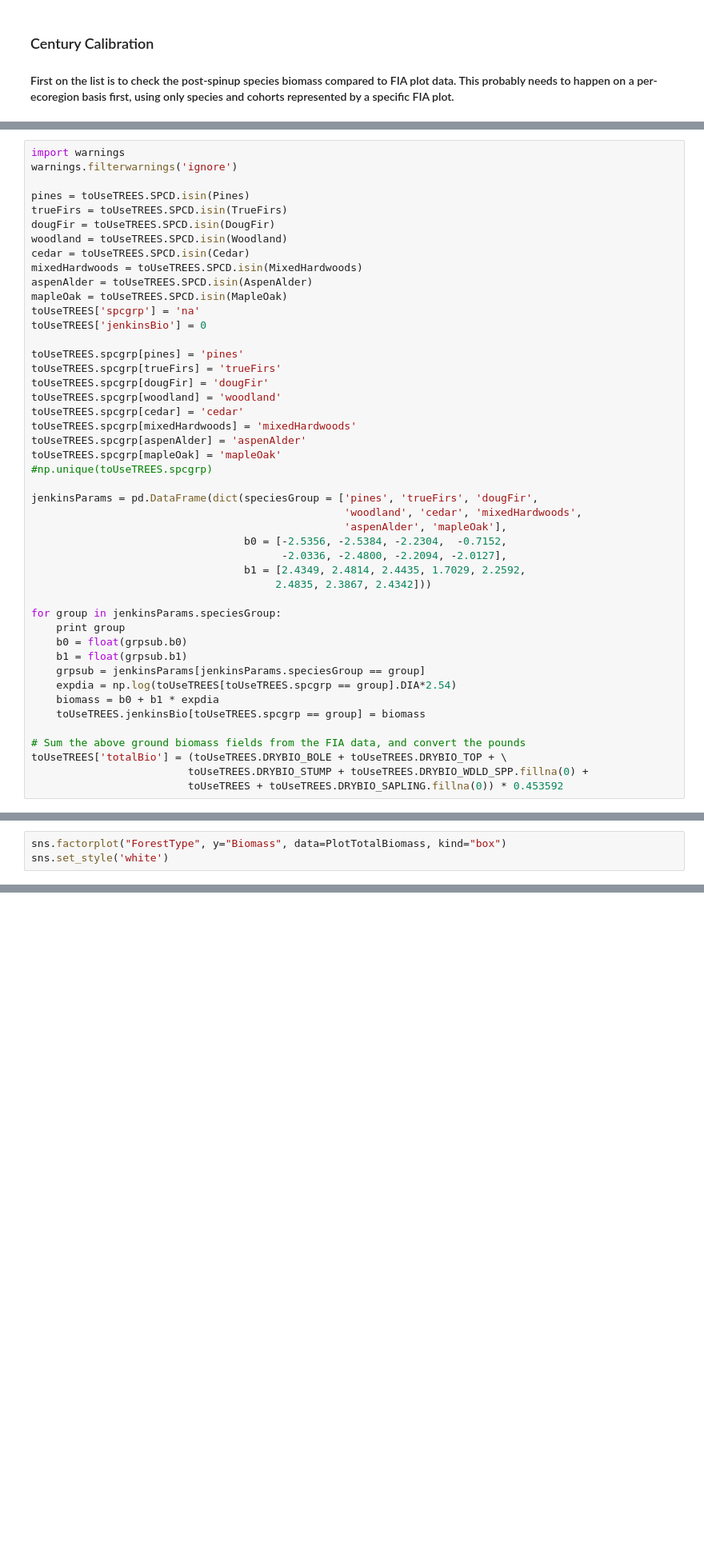
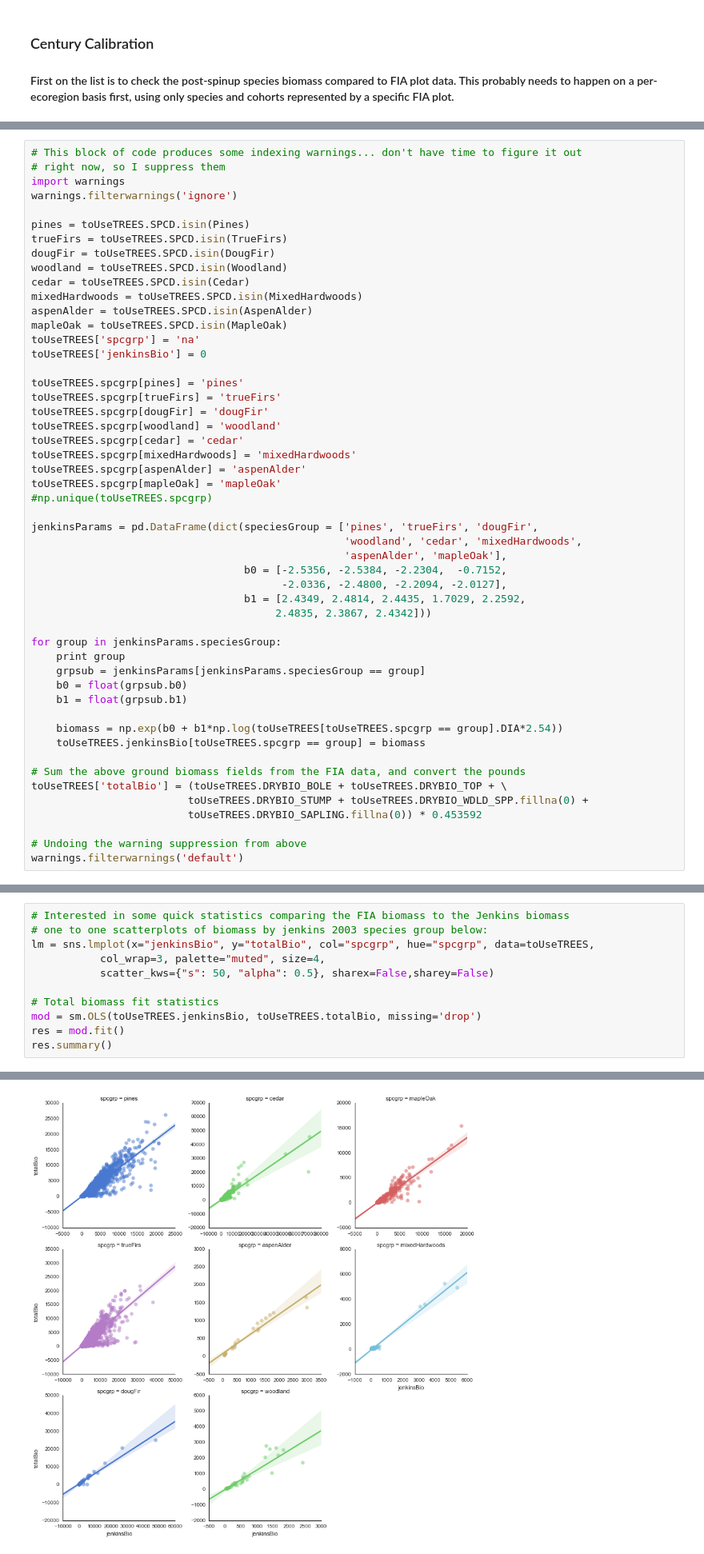
Before and after one commit to djkrofch/edulis, a Jupyter notebook: iPython_Notebooks/Dinkey_Creek/DinkeyCreek.ipynb, the cells around one changed output, grey strips where cells are left out. Shown at 80% size. Drawn from its saved outputs; the diff is of its cells as text; blank space fills up the shorter version.

```diff
--- a/iPython_Notebooks/Dinkey_Creek/DinkeyCreek.ipynb
+++ b/iPython_Notebooks/Dinkey_Creek/DinkeyCreek.ipynb
@@ -371,6 +372,8 @@ MixedHardwoods = [333, 492, 730, 768, 981]
 AspenAlder = [352, 746, 747]
 MapleOak = [805, 807, 815, 818, 821, 839]
 # %%
+# This block of code produces some indexing warnings... don't have time to figure it out
+# right now, so I suppress them
 import warnings
 warnings.filterwarnings('ignore')
 
@@ -405,17 +408,20 @@ jenkinsParams = pd.DataFrame(dict(speciesGroup = ['pines', 'trueFirs', 'dougFir'
 
 for group in jenkinsParams.speciesGroup:
     print group
+    grpsub = jenkinsParams[jenkinsParams.speciesGroup == group]
     b0 = float(grpsub.b0)
     b1 = float(grpsub.b1)
-    grpsub = jenkinsParams[jenkinsParams.speciesGroup == group]
-    expdia = np.log(toUseTREES[toUseTREES.spcgrp == group].DIA*2.54)
-    biomass = b0 + b1 * expdia
+
+    biomass = np.exp(b0 + b1*np.log(toUseTREES[toUseTREES.spcgrp == group].DIA*2.54))
     toUseTREES.jenkinsBio[toUseTREES.spcgrp == group] = biomass
 
 # Sum the above ground biomass fields from the FIA data, and convert the pounds
 toUseTREES['totalBio'] = (toUseTREES.DRYBIO_BOLE + toUseTREES.DRYBIO_TOP + \
                          toUseTREES.DRYBIO_STUMP + toUseTREES.DRYBIO_WDLD_SPP.fillna(0) +
-                         toUseTREES + toUseTREES.DRYBIO_SAPLING.fillna(0)) * 0.453592
+                         toUseTREES.DRYBIO_SAPLING.fillna(0)) * 0.453592
+
+# Undoing the warning suppression from above
+warnings.filterwarnings('default')
 # %% [output]
 pines
 trueFirs
@@ -456,3 +433,0 @@ plt.plot(jenkins, fiabio * 2 * 0.453592, 'ok')
-# %%
-sns.factorplot("ForestType", y="Biomass", data=PlotTotalBiomass, kind="box")
-sns.set_style('white')
@@ -460,0 +434,12 @@ sns.set_style('white')
+# %%
+# Interested in some quick statistics comparing the FIA biomass to the Jenkins biomass
+# one to one scatterplots of biomass by jenkins 2003 species group below:
+lm = sns.lmplot(x="jenkinsBio", y="totalBio", col="spcgrp", hue="spcgrp", data=toUseTREES,
+           col_wrap=3, palette="muted", size=4,
+           scatter_kws={"s": 50, "alpha": 0.5}, sharex=False,sharey=False)
+
+# Total biomass fit statistics
+mod = sm.OLS(toUseTREES.jenkinsBio, toUseTREES.totalBio, missing='drop')
+res = mod.fit()
+res.summary()
+# %% [output]
@@ -461,3 +462,4 @@ sns.set_style('white')
+[figure, added]
 # %% [markdown]
 ### Single Cell Output
 #### Not sure of the best way to do this yet, so for now I have static files for each ecoregion (A - G), and am running each as a single cell run. This way I will parameterize each ecoregion's soil parameters, using the SSURGO data as a starting point, and then look to some biomass output  to tweak species parameterization.
```
Also changed, not shown: parts of 8 cells of this notebook.
